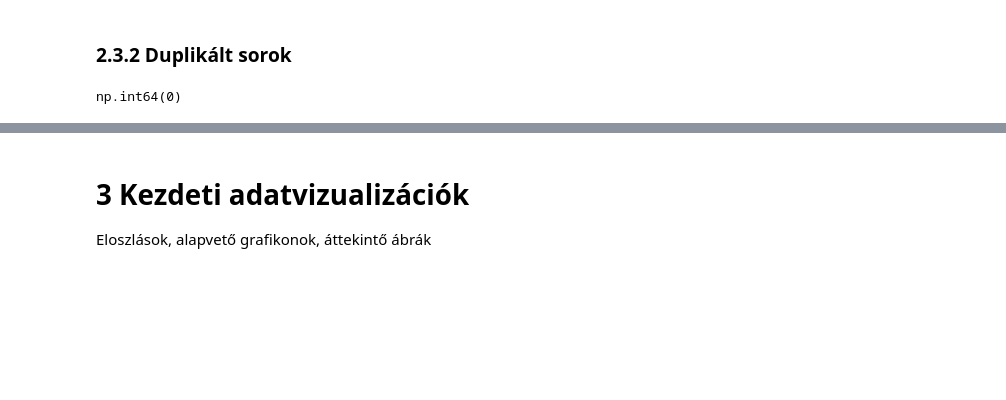
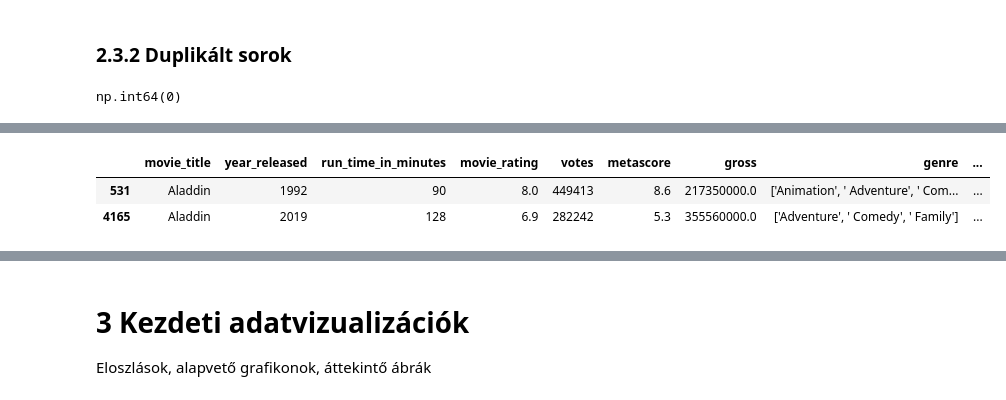
Before and after one commit to gutbrot/dataS, a Jupyter notebook: hw/EDA.ipynb, the cells around one changed output, grey strips where cells are left out. Drawn from its saved outputs; the diff is of its cells as text; code cells hidden in the pictures; blank space fills up the shorter version.

```diff
--- a/hw/EDA.ipynb
+++ b/hw/EDA.ipynb
@@ -162,0 +317,6 @@ np.int64(0)
+# %%
+df.iloc[[531,4165]]
+# %% [output]
+|  | movie_title | year_released | run_time_in_minutes | movie_rating | votes | metascore | gross | genre | ... |
+| 531 | Aladdin | 1992 | 90 | 8.0 | 449413 | 8.6 | 217350000.0 | ['Animation', ' Adventure', ' Com... | ... |
+| 4165 | Aladdin | 2019 | 128 | 6.9 | 282242 | 5.3 | 355560000.0 | ['Adventure', ' Comedy', ' Family'] | ... |
```
Also changed, not shown: parts of 35 cells of this notebook.
